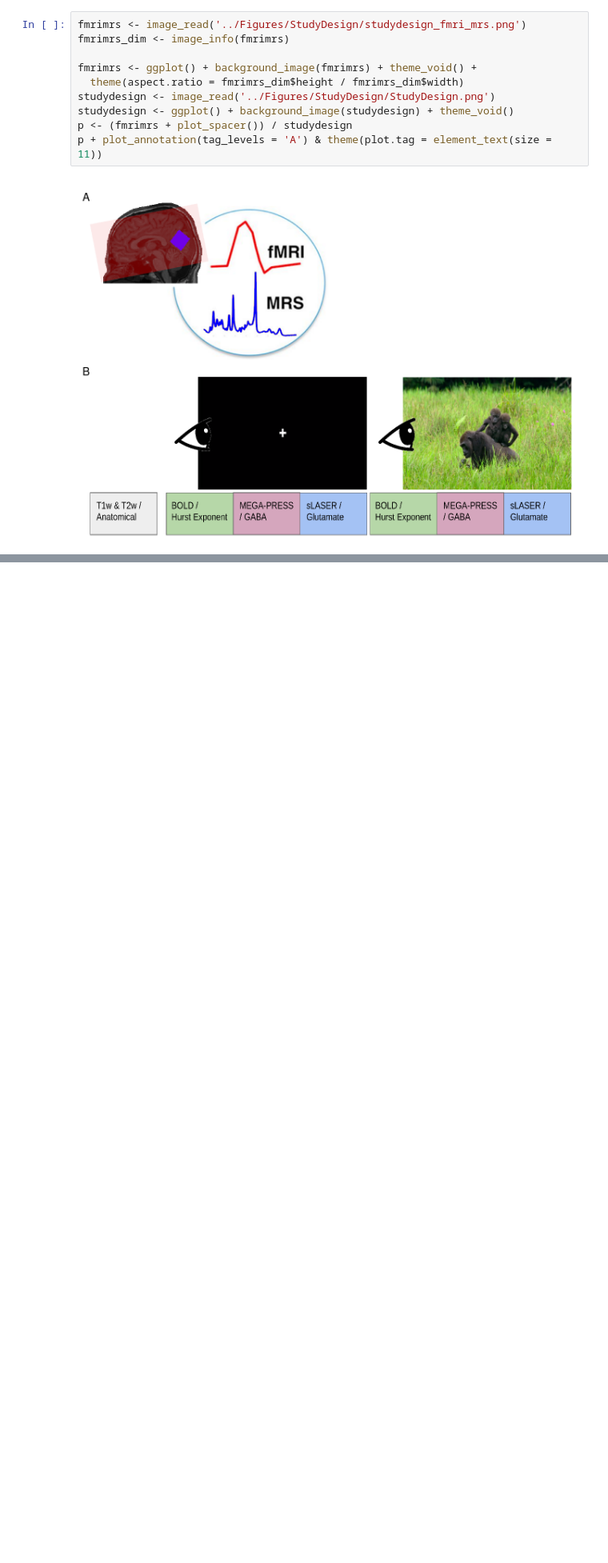
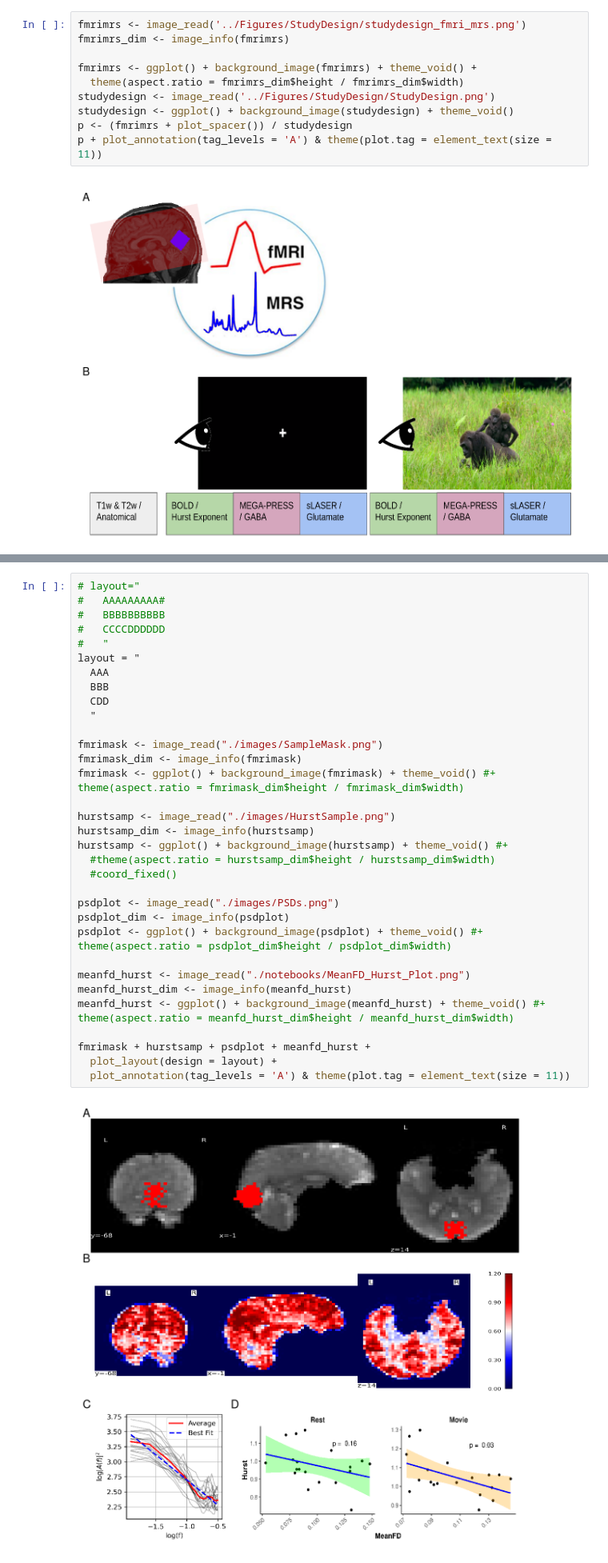
Before and after one commit to WeberLab/EI_Hurst_Manuscript, a Jupyter notebook: index.embed.ipynb, the cells around one changed output, grey strips where cells are left out. Shown at 80% size. Drawn from its saved outputs; the diff is of its cells as text; blank space fills up the shorter version.

```diff
--- a/index.embed.ipynb
+++ b/index.embed.ipynb
@@ -204,0 +216,35 @@ p1 + plot_annotation(tag_levels = 'A') & theme(plot.tag = element_text(size = 11
+# %%
+# layout="
+#   AAAAAAAAA#
+#   BBBBBBBBBB
+#   CCCCDDDDDD
+#   "
+layout = "
+  AAA
+  BBB
+  CDD
+  "
+
+fmrimask <- image_read("./images/SampleMask.png")
+fmrimask_dim <- image_info(fmrimask)
+fmrimask <- ggplot() + background_image(fmrimask) + theme_void() #+ theme(aspect.ratio = fmrimask_dim$height / fmrimask_dim$width)
+
+hurstsamp <- image_read("./images/HurstSample.png")
+hurstsamp_dim <- image_info(hurstsamp)
+hurstsamp <- ggplot() + background_image(hurstsamp) + theme_void() #+
+  #theme(aspect.ratio = hurstsamp_dim$height / hurstsamp_dim$width)
+  #coord_fixed()
+
+psdplot <- image_read("./images/PSDs.png")
+psdplot_dim <- image_info(psdplot)
+psdplot <- ggplot() + background_image(psdplot) + theme_void() #+ theme(aspect.ratio = psdplot_dim$height / psdplot_dim$width)
+
+meanfd_hurst <- image_read("./notebooks/MeanFD_Hurst_Plot.png")
+meanfd_hurst_dim <- image_info(meanfd_hurst)
+meanfd_hurst <- ggplot() + background_image(meanfd_hurst) + theme_void() #+ theme(aspect.ratio = meanfd_hurst_dim$height / meanfd_hurst_dim$width)
+
+fmrimask + hurstsamp + psdplot + meanfd_hurst +
+  plot_layout(design = layout) +
+  plot_annotation(tag_levels = 'A') & theme(plot.tag = element_text(size = 11))
+# %% [output]
+[figure, added]
```
Also changed, not shown: parts of 16 cells of this notebook, 53 other files.
